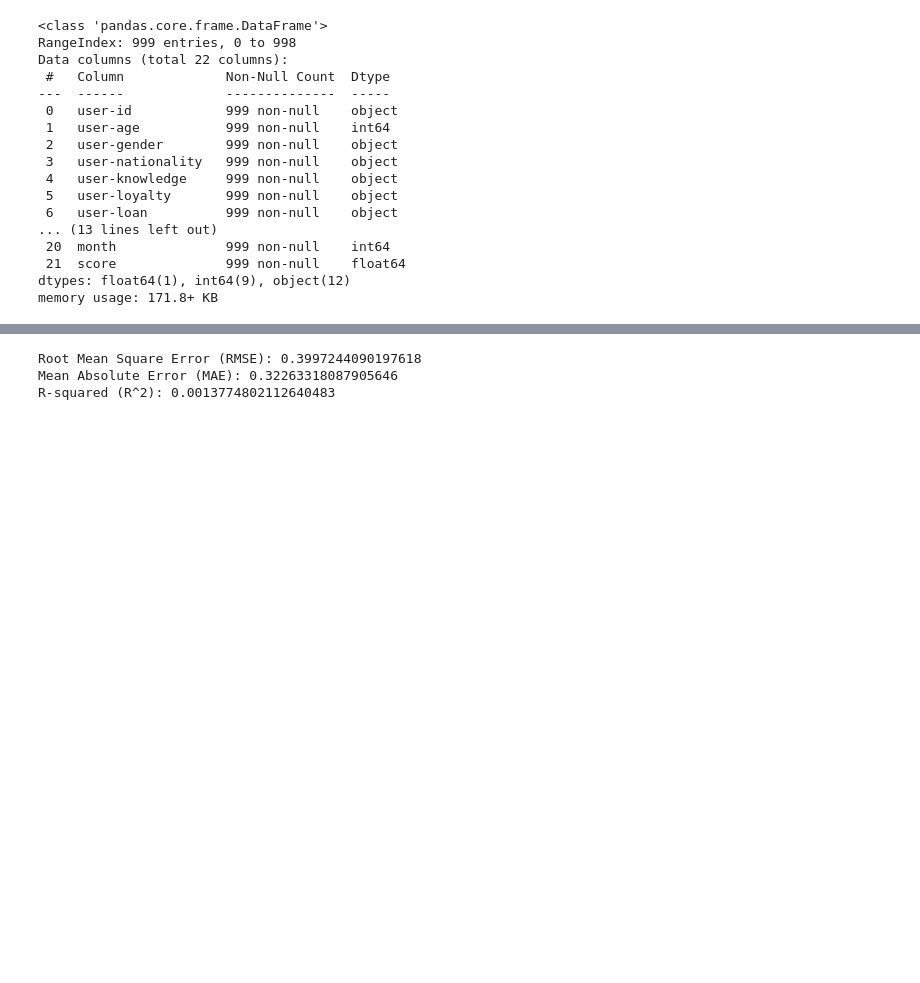
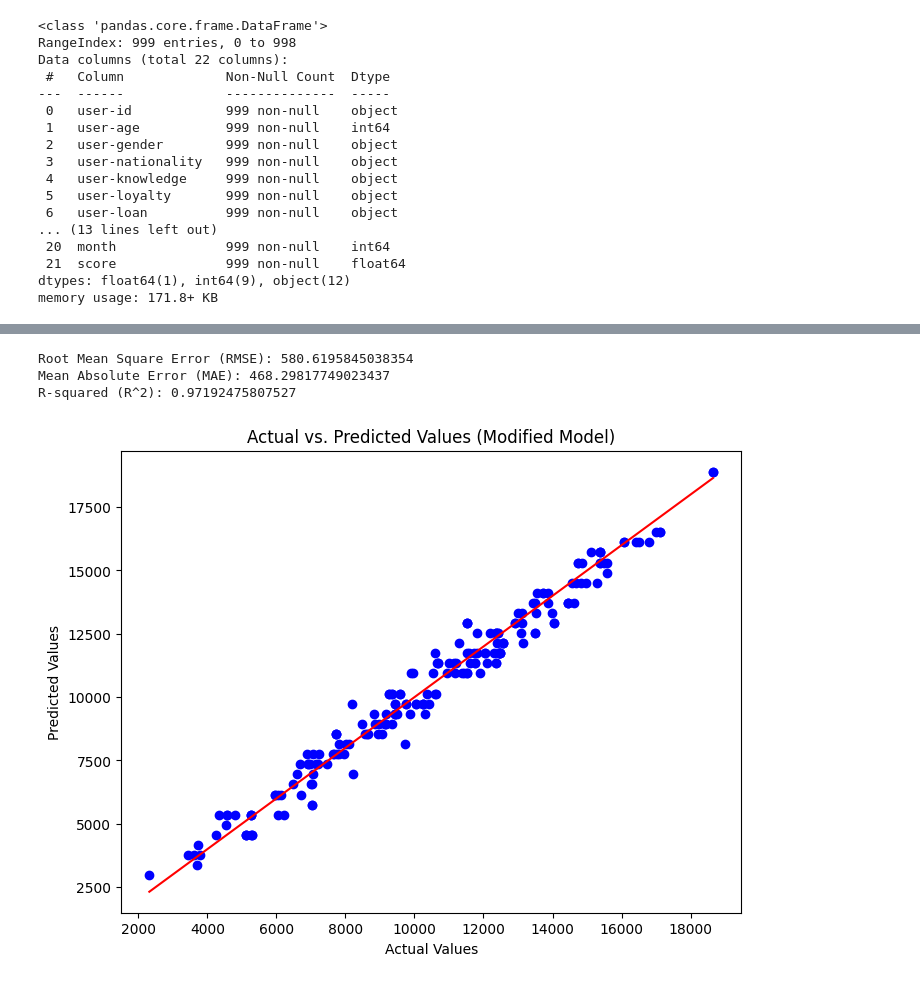
Before and after one commit to FagihAkram/2108107010061_Pertemuan_11_ANN, a Jupyter notebook: ANN_regression.ipynb, the cells around one changed output, grey strips where cells are left out. Cells and saved outputs as stored; diff of their text form; code cells hidden in the pictures; blank space fills up the shorter version.

Commit message:
fix regr plot and readme

```diff
--- a/ANN_regression.ipynb
+++ b/ANN_regression.ipynb
@@ -68,6 +68,6 @@ dtypes: float64(1), int64(9), object(12)
 memory usage: 171.8+ KB
 # %%
 # Identifikasi data dan label
-X = dataset.iloc[:, [1, 2, 7, 8, 9]].values #fitur
-y = LabelEncoder().fit_transform(dataset.iloc[:, 6].values)
+X = dataset.iloc[:, [1]].values #fitur
+y = dataset.iloc[:, 7].values
 # %%
@@ -143,6 +143,19 @@ print("Root Mean Square Error (RMSE):", rmse_modified)
 print("Mean Absolute Error (MAE):", mae_modified)
 print("R-squared (R^2):", r_squared)
 # %% [output]
-Root Mean Square Error (RMSE): 0.3997244090197618
-Mean Absolute Error (MAE): 0.32263318087905646
-R-squared (R^2): 0.0013774802112640483
+Root Mean Square Error (RMSE): 580.6195845038354
+Mean Absolute Error (MAE): 468.29817749023437
+R-squared (R^2): 0.97192475807527
+# %%
+import matplotlib.pyplot as plt
+
+# Scatter plot for actual vs. predicted values
+plt.figure(figsize=(8, 6))
+plt.scatter(y_test, y_pred, color='blue')
+plt.plot([min(y_test), max(y_test)], [min(y_test), max(y_test)], color='red')
+plt.title('Actual vs. Predicted Values (Modified Model)')
+plt.xlabel('Actual Values')
+plt.ylabel('Predicted Values')
+plt.show()
+# %% [output]
+[figure, added]
```
Also changed, not shown: parts of 2 cells of this notebook, 1 other file.
